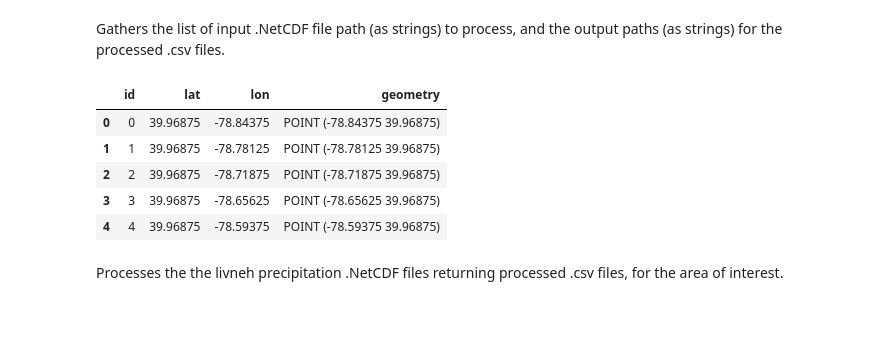
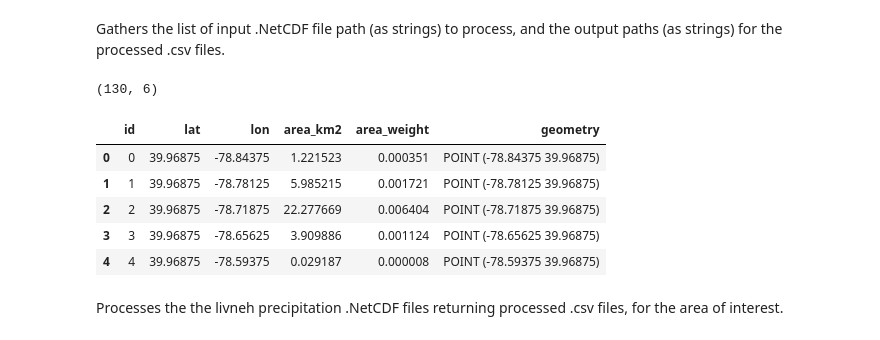
Before and after one commit to JohnRushKucharski/locus, a Jupyter notebook: src/examples/northbranch.ipynb, the cells around one changed output. Saved outputs shown, nothing was run; the diff lists cells and outputs as text; code cells hidden in the pictures.

```diff
--- a/src/examples/northbranch.ipynb
+++ b/src/examples/northbranch.ipynb
@@ -90,12 +90,14 @@ Gathers the list of input .NetCDF file path (as strings) to process, and the out
 srt_paths: List[str] = livneh.inputfilepaths(f'{inputs}', vars=['prec'], yrs=[i for i in range(1915, 2012)])
 end_paths: List[str] = livneh.outputfilepaths(output, srt_paths)
 # %%
-ids = livneh.ids(srt_paths[0], boundarybox=bbox, wbd=wbd).drop(columns=['area_km2', 'area_weight'])
-ids.head()
+grids = livneh.ids(srt_paths[0], boundarybox=bbox, wbd=wbd)
+print(grids.shape)
+grids.head()
 # %% [output]
+(130, 6)
-|  | id | lat | lon | geometry |
-| 0 | 0 | 39.96875 | -78.84375 | POINT (-78.84375 39.96875) |
-| 1 | 1 | 39.96875 | -78.78125 | POINT (-78.78125 39.96875) |
-| 2 | 2 | 39.96875 | -78.71875 | POINT (-78.71875 39.96875) |
-| 3 | 3 | 39.96875 | -78.65625 | POINT (-78.65625 39.96875) |
-| 4 | 4 | 39.96875 | -78.59375 | POINT (-78.59375 39.96875) |
+|  | id | lat | lon | area_km2 | area_weight | geometry |
+| 0 | 0 | 39.96875 | -78.84375 | 1.221523 | 0.000351 | POINT (-78.84375 39.96875) |
+| 1 | 1 | 39.96875 | -78.78125 | 5.985215 | 0.001721 | POINT (-78.78125 39.96875) |
+| 2 | 2 | 39.96875 | -78.71875 | 22.277669 | 0.006404 | POINT (-78.71875 39.96875) |
+| 3 | 3 | 39.96875 | -78.65625 | 3.909886 | 0.001124 | POINT (-78.65625 39.96875) |
+| 4 | 4 | 39.96875 | -78.59375 | 0.029187 | 0.000008 | POINT (-78.59375 39.96875) |
```
Also changed, not shown: parts of 7 cells of this notebook, 2 other files.
